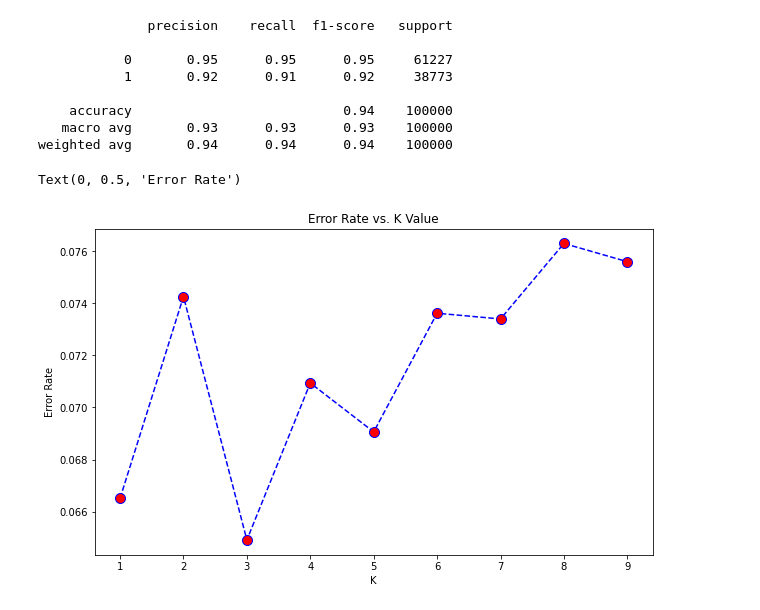
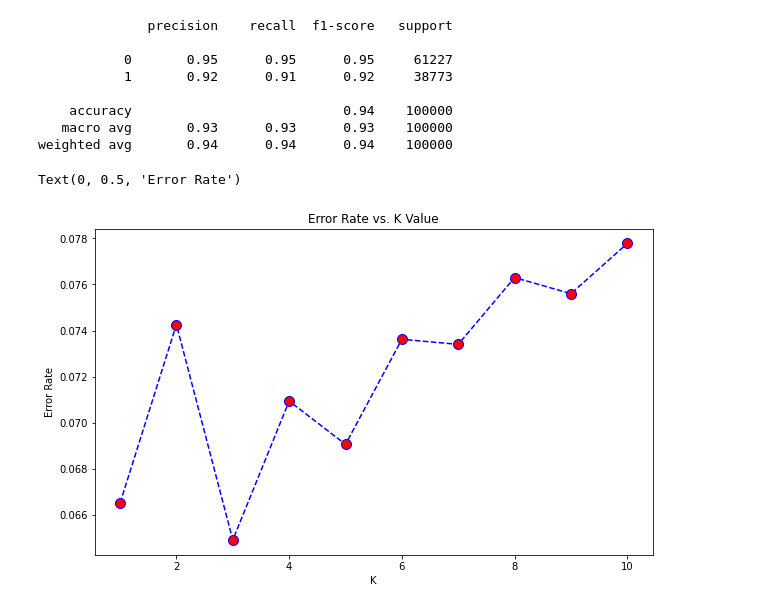
Before and after one commit to jan-kreischer/TRUSTED.AI, a Jupyter notebook: webapp/scenarios/credit_card_approval/code/index.ipynb, the cells around one changed output. Drawn from its saved outputs; the diff is of its cells as text; code cells hidden in the pictures.

```diff
--- a/webapp/scenarios/credit_card_approval/code/index.ipynb
+++ b/webapp/scenarios/credit_card_approval/code/index.ipynb
@@ -58,5 +84,3 @@ y.head(5)
 # %%
 from sklearn.model_selection import train_test_split
 X_train, X_test, y_train, y_test = train_test_split(X, y, test_size=0.2, random_state=42)
-y_train = y_train.values.ravel()
-y_test = y_test.values.ravel()
@@ -97,18 +155,18 @@ error_rate = []
 
 for i in range(1,11):
     knn = KNeighborsClassifier(n_neighbors=i)
-    knn.fit(X_train,y_train)
+    knn.fit(X_train,y_train.values.ravel())
     y_pred = knn.predict(X_test)
-    error_rate.append(np.mean(y_pred != y_test))
+    error_rate.append(np.mean(y_pred != y_test.values.ravel()))
 # %%
 plt.figure(figsize=(10,6))
-plt.plot(range(1,10),error_rate,color='blue', linestyle='dashed', marker='o',
+plt.plot(range(1,11),error_rate,color='blue', linestyle='dashed', marker='o',
  markerfacecolor='red', markersize=10)
 plt.title('Error Rate vs. K Value')
 plt.xlabel('K')
 plt.ylabel('Error Rate')
 # %% [output]
 Text(0, 0.5, 'Error Rate')
-[figure, old version]
+[figure, new version]
 # %%
 # NOW WITH K=20
```
Also changed, not shown: parts of 9 cells of this notebook, 15 other files.
